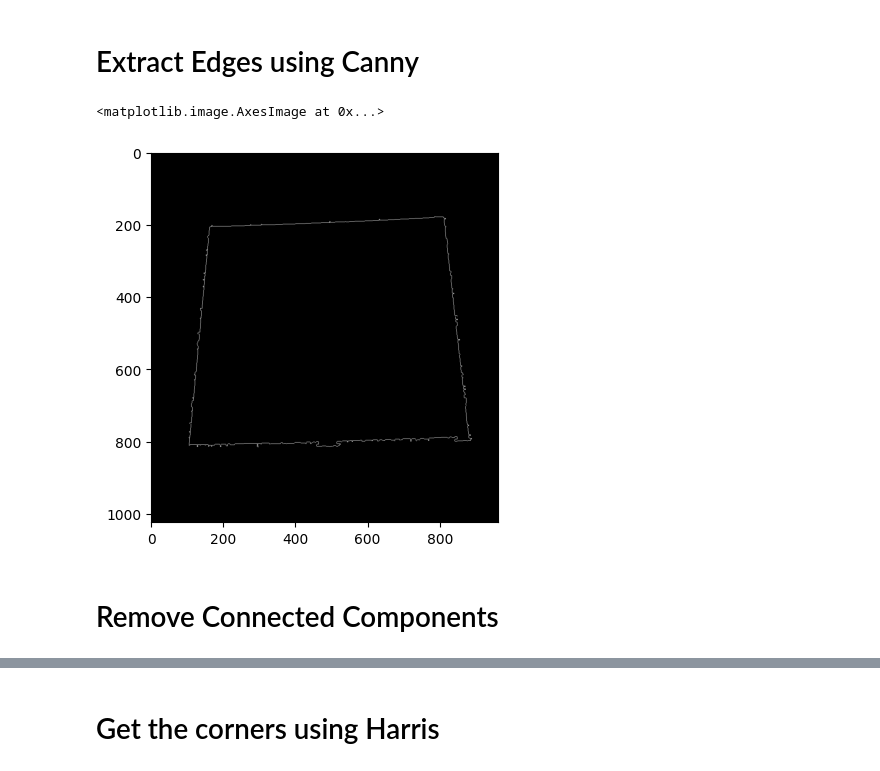
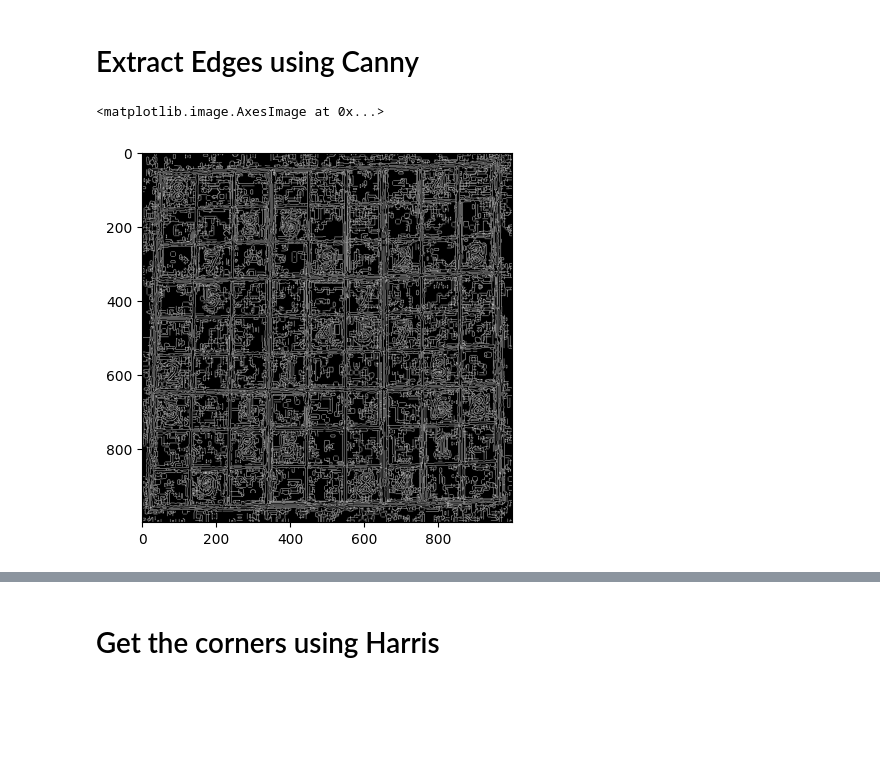
Before and after one commit to youssef-mohamed1809/Sudoku-Image-Processing, a Jupyter notebook: main.ipynb, the cells around one changed output, grey strips where cells are left out. Saved outputs shown, nothing was run; the diff lists cells and outputs as text; code cells hidden in the pictures; blank space fills up the shorter version.

```diff
--- a/main.ipynb
+++ b/main.ipynb
@@ -9,15 +9,16 @@ import matplotlib.pyplot as plt
 # Load the Image
 # %%
 # req = urllib.request.urlopen('https://encrypted-tbn0.gstatic.com/images?q=tbn:ANd9GcSXWgbXAGTp-igspDP1qDo3aFJeE4vd_2u3Og&usqp=CAU')
-req = urllib.request.urlopen('https://live.staticflickr.com/8027/6978422072_33ac92fe1a_b.jpg')
+# req = urllib.request.urlopen('https://live.staticflickr.com/8027/6978422072_33ac92fe1a_b.jpg')
 # req = urllib.request.urlopen('https://jump.dev/JuMP.jl/stable/assets/partial_sudoku.png')
 # req = urllib.request.urlopen('https://sources.roboflow.com/dcbM99GUgvVCEMo4F2rq8vaVApB2/DSJGI2e7g77XqctWIGQG/original.jpg')
 # req = urllib.request.urlopen('https://cdn.britannica.com/42/97142-131-E3E24AA5/sudoku-puzzle-games.jpg')
-# req = urllib.request.urlopen('https://sources.roboflow.com/dcbM99GUgvVCEMo4F2rq8vaVApB2/DSJGI2e7g77XqctWIGQG/original.jpg')
 
-arr = np.asarray(bytearray(req.read()), dtype=np.uint8) #transform image to array
-img = cv2.imdecode(arr, -1) # 'Load it as it is'
-# img = cv2.imread('/home/youssef/nagysudoku2.jpg')
+
+
+# arr = np.asarray(bytearray(req.read()), dtype=np.uint8) #transform image to array
+# img = cv2.imdecode(arr, -1) # 'Load it as it is'
+img = cv2.imread("/home/youssef/Projects/Sudoku-Image-Processing/Project Test Cases-20231212/01.jpg")
 plt.imshow(img, cmap="gray")
 # %% [output]
 <matplotlib.image.AxesImage at 0x...>
@@ -46,9 +40,10 @@ img_gray_threshed = cv2.adaptiveThreshold(src=gray_image,
     maxValue=255,
     adaptiveMethod=cv2.ADAPTIVE_THRESH_GAUSSIAN_C,
     thresholdType=cv2.THRESH_BINARY_INV,
-    blockSize=3,
-    C=5
+    blockSize=5,
+    C=1
 )
+img_gray_threshed = cv2.GaussianBlur(img_gray_threshed,(7,7),cv2.BORDER_DEFAULT)
 plt.imshow(img_gray_threshed, cmap="gray")
 # %% [output]
 <matplotlib.image.AxesImage at 0x...>
@@ -85,10 +76,8 @@ plt.imshow(sudoku_square, cmap="gray")
 # %% [markdown]
 # Extract Edges using Canny
 # %%
-canny_img = cv2.Canny(sudoku_square, 50, 150)
+canny_img = cv2.Canny(img_gray_threshed, 50, 150)
 plt.imshow(canny_img, cmap="gray")
 # %% [output]
 <matplotlib.image.AxesImage at 0x...>
-[figure, old version]
+[figure, new version]
-# %% [markdown]
-# Remove Connected Components
```
Also changed, not shown: parts of 16 cells of this notebook, 34 other files.
